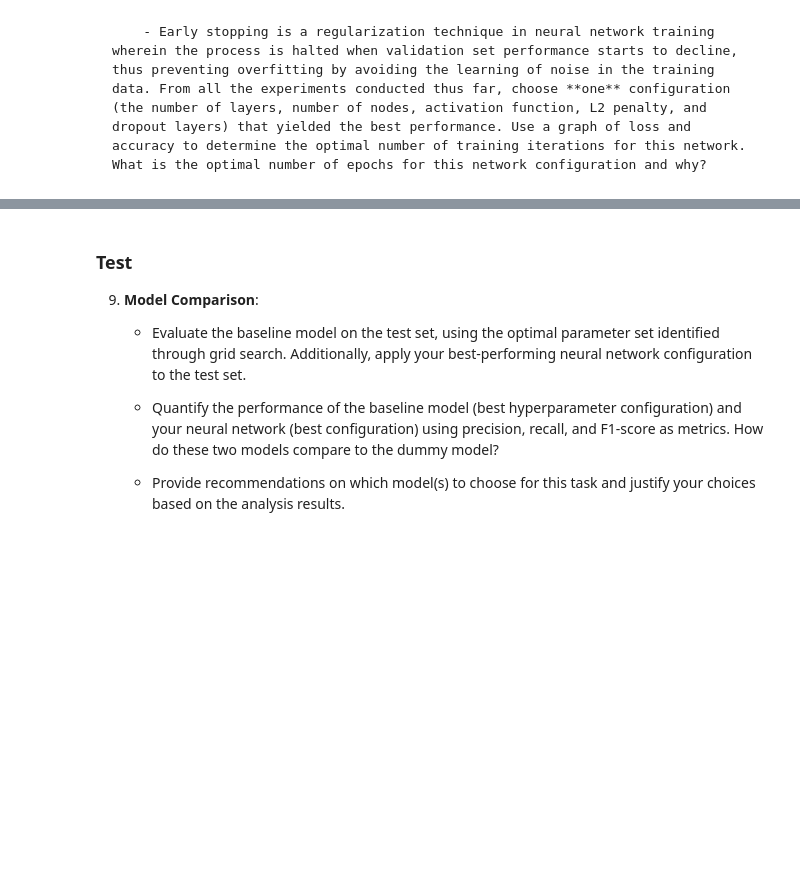
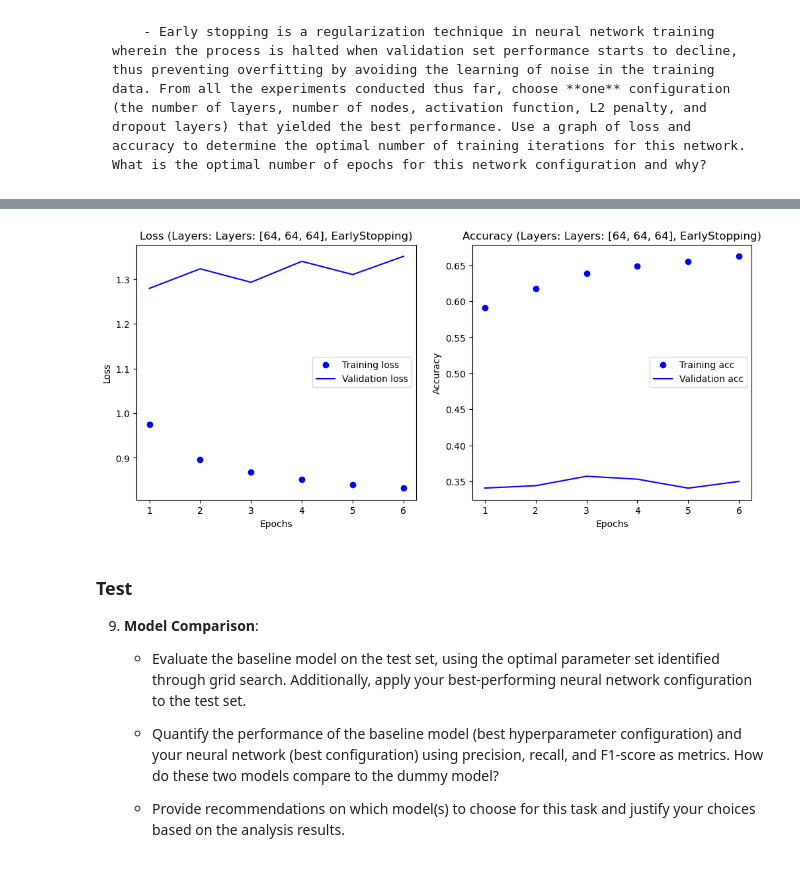
Before and after one commit to jzhan609/CSI4106-Projects, a Jupyter notebook: CSI4106_A3_Jacob_Zhang_Rahul_Atre.ipynb, the cells around one changed output, grey strips where cells are left out. Cells and saved outputs as stored; diff of their text form; code cells hidden in the pictures; blank space fills up the shorter version.

```diff
--- a/CSI4106_A3_Jacob_Zhang_Rahul_Atre.ipynb
+++ b/CSI4106_A3_Jacob_Zhang_Rahul_Atre.ipynb
@@ -892,4 +979,5 @@ def run_experiment_with_early_stopping(X_train, y_train, X_valid, y_valid, layer
 
 # Run the experiment
 layer_config = [64, 64, 64]
-history_early_stopping = run_experiment_with_early_stopping(X_train, y_train, X_valid, y_valid, layer_config, epochs=100, patience=5)
+history_early_stopping = run_experiment_with_early_stopping(X_train, y_train, X_valid, y_valid, layer_config, epochs=20, patience=5)
+# %% [output]
@@ -896,3 +996,4 @@ history_early_stopping = run_experiment_with_early_stopping(X_train, y_train, X_
+[figure, added]
 # %% [markdown]
 ### Test
 
```
Also changed, not shown: parts of 19 cells of this notebook.
